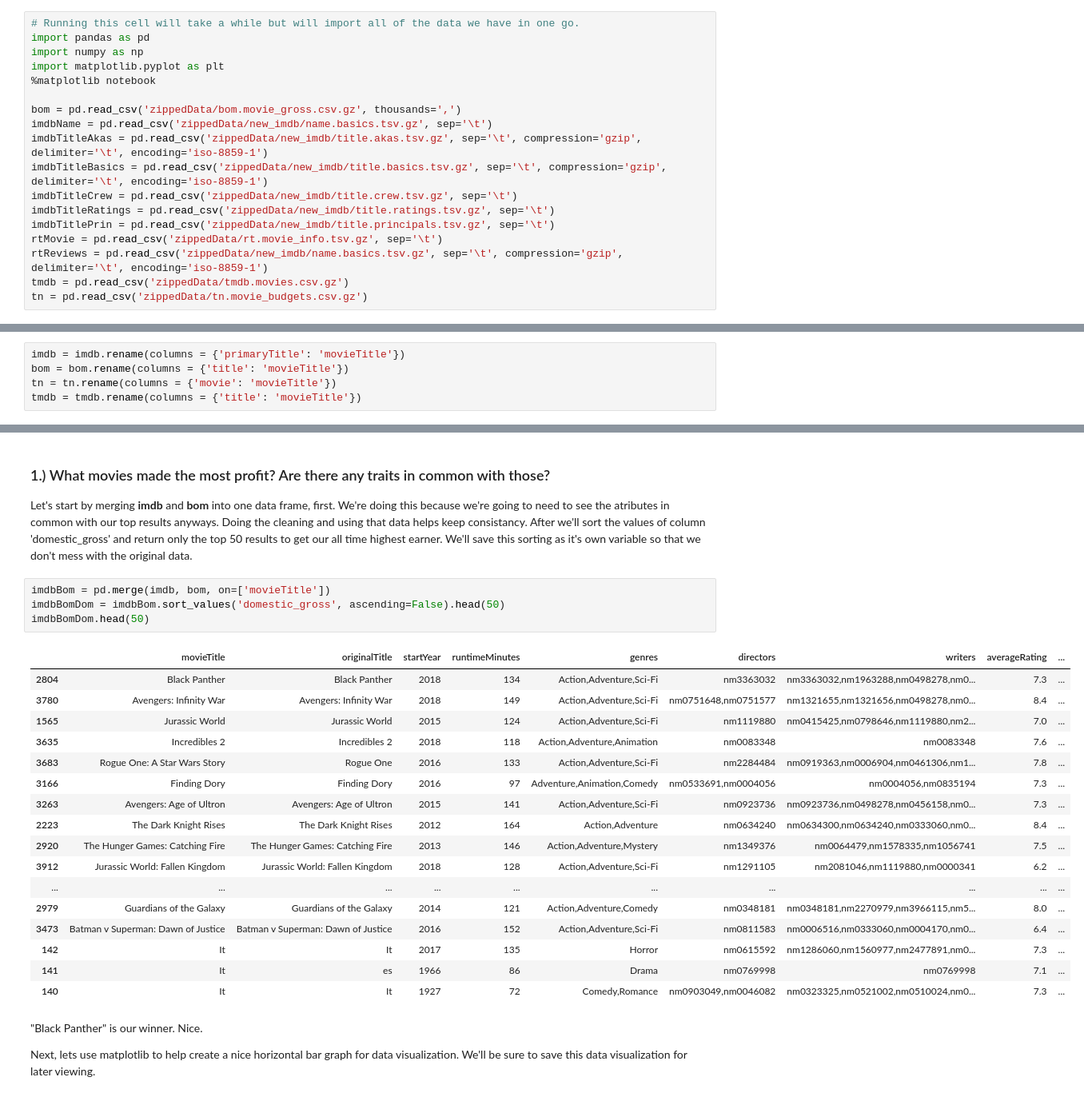
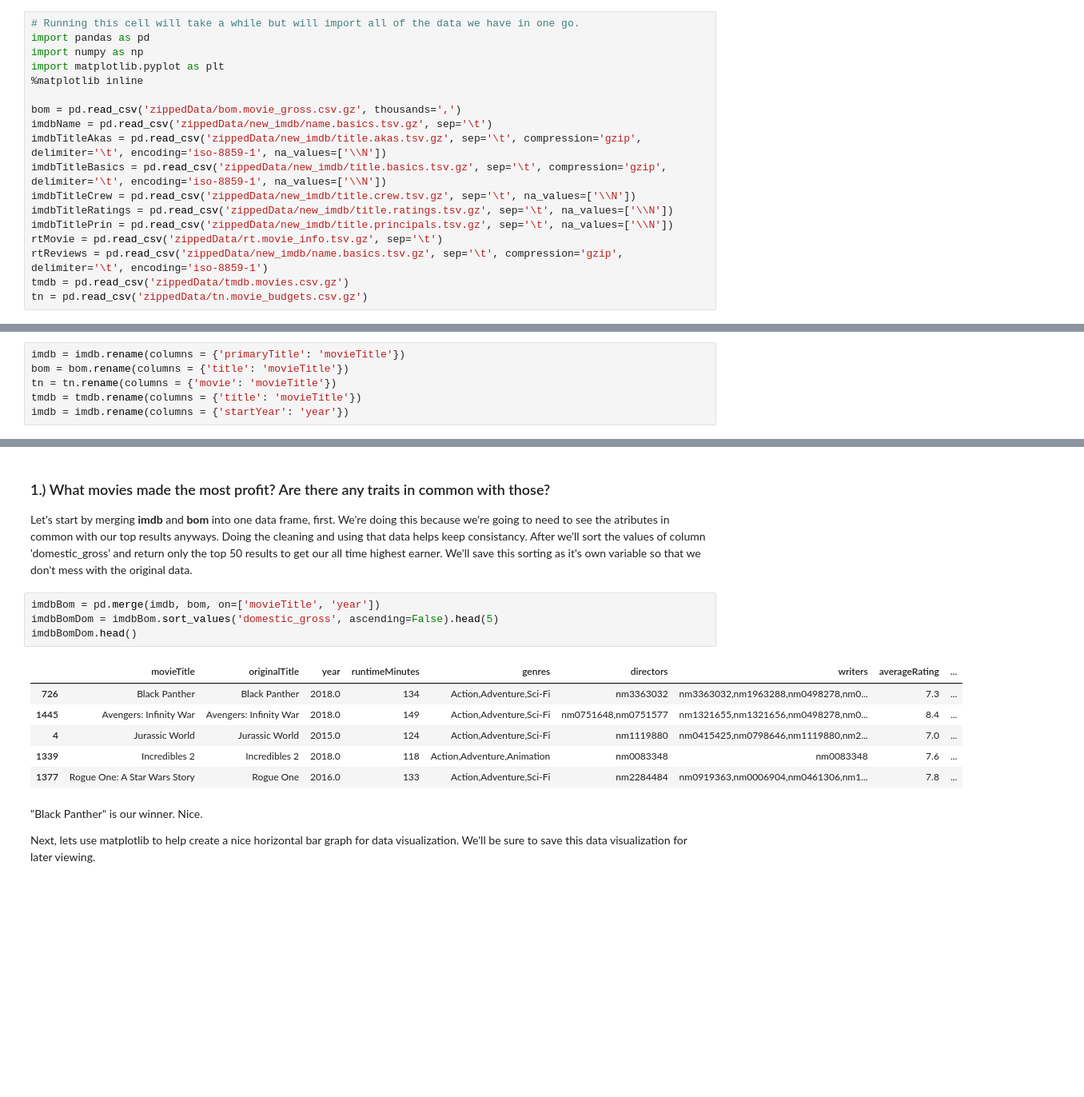
Before and after one commit to jpakele/dsc-phase-1-project-online, a Jupyter notebook: movie-data-analysis.ipynb, the cells around one changed output, grey strips where cells are left out. Shown at 80% size. Saved outputs shown, nothing was run; the diff lists cells and outputs as text; blank space fills up the shorter version.

```diff
--- a/movie-data-analysis.ipynb
+++ b/movie-data-analysis.ipynb
@@ -9,15 +9,15 @@ First, importing all the data set that were provided. Running the bellow cell wi
 import pandas as pd
 import numpy as np
 import matplotlib.pyplot as plt
-%matplotlib notebook
+%matplotlib inline
 
 bom = pd.read_csv('zippedData/bom.movie_gross.csv.gz', thousands=',')
 imdbName = pd.read_csv('zippedData/new_imdb/name.basics.tsv.gz', sep='\t')
-imdbTitleAkas = pd.read_csv('zippedData/new_imdb/title.akas.tsv.gz', sep='\t', compression='gzip', delimiter='\t', encoding='iso-8859-1')
-imdbTitleBasics = pd.read_csv('zippedData/new_imdb/title.basics.tsv.gz', sep='\t', compression='gzip', delimiter='\t', encoding='iso-8859-1')
-imdbTitleCrew = pd.read_csv('zippedData/new_imdb/title.crew.tsv.gz', sep='\t')
-imdbTitleRatings = pd.read_csv('zippedData/new_imdb/title.ratings.tsv.gz', sep='\t')
-imdbTitlePrin = pd.read_csv('zippedData/new_imdb/title.principals.tsv.gz', sep='\t')
+imdbTitleAkas = pd.read_csv('zippedData/new_imdb/title.akas.tsv.gz', sep='\t', compression='gzip', delimiter='\t', encoding='iso-8859-1', na_values=['\\N'])
+imdbTitleBasics = pd.read_csv('zippedData/new_imdb/title.basics.tsv.gz', sep='\t', compression='gzip', delimiter='\t', encoding='iso-8859-1', na_values=['\\N'])
+imdbTitleCrew = pd.read_csv('zippedData/new_imdb/title.crew.tsv.gz', sep='\t', na_values=['\\N'])
+imdbTitleRatings = pd.read_csv('zippedData/new_imdb/title.ratings.tsv.gz', sep='\t', na_values=['\\N'])
+imdbTitlePrin = pd.read_csv('zippedData/new_imdb/title.principals.tsv.gz', sep='\t', na_values=['\\N'])
 rtMovie = pd.read_csv('zippedData/rt.movie_info.tsv.gz', sep='\t')
 rtReviews = pd.read_csv('zippedData/new_imdb/name.basics.tsv.gz', sep='\t', compression='gzip', delimiter='\t', encoding='iso-8859-1')
 tmdb = pd.read_csv('zippedData/tmdb.movies.csv.gz')
@@ -458,3 +458,4 @@ imdb = imdb.rename(columns = {'primaryTitle': 'movieTitle'})
 bom = bom.rename(columns = {'title': 'movieTitle'})
 tn = tn.rename(columns = {'movie': 'movieTitle'})
 tmdb = tmdb.rename(columns = {'title': 'movieTitle'})
+imdb = imdb.rename(columns = {'startYear': 'year'})
@@ -489,27 +486,16 @@ Now, we can finally ask our data some questions and get usful infomation. Since
 
 Let's start by merging **imdb** and **bom** into one data frame, first. We're doing this because we're going to need to see the atributes in common with our top results anyways. Doing the cleaning and using that data helps keep consistancy. After we'll sort the values of column 'domestic_gross' and return only the top 50 results to get our all time highest earner. We'll save this sorting as it's own variable so that we don't mess with the original data.
 # %%
-imdbBom = pd.merge(imdb, bom, on=['movieTitle'])
-imdbBomDom = imdbBom.sort_values('domestic_gross', ascending=False).head(50)
-imdbBomDom.head(50)
+imdbBom = pd.merge(imdb, bom, on=['movieTitle', 'year'])
+imdbBomDom = imdbBom.sort_values('domestic_gross', ascending=False).head(5)
+imdbBomDom.head()
 # %% [output]
-|  | movieTitle | originalTitle | startYear | runtimeMinutes | genres | directors | writers | averageRating | ... |
-| 2804 | Black Panther | Black Panther | 2018 | 134 | Action,Adventure,Sci-Fi | nm3363032 | nm3363032,nm1963288,nm0498278,nm0... | 7.3 | ... |
-| 3780 | Avengers: Infinity War | Avengers: Infinity War | 2018 | 149 | Action,Adventure,Sci-Fi | nm0751648,nm0751577 | nm1321655,nm1321656,nm0498278,nm0... | 8.4 | ... |
-| 1565 | Jurassic World | Jurassic World | 2015 | 124 | Action,Adventure,Sci-Fi | nm1119880 | nm0415425,nm0798646,nm1119880,nm2... | 7.0 | ... |
-| 3635 | Incredibles 2 | Incredibles 2 | 2018 | 118 | Action,Adventure,Animation | nm0083348 | nm0083348 | 7.6 | ... |
-| 3683 | Rogue One: A Star Wars Story | Rogue One | 2016 | 133 | Action,Adventure,Sci-Fi | nm2284484 | nm0919363,nm0006904,nm0461306,nm1... | 7.8 | ... |
-| 3166 | Finding Dory | Finding Dory | 2016 | 97 | Adventure,Animation,Comedy | nm0533691,nm0004056 | nm0004056,nm0835194 | 7.3 | ... |
-| 3263 | Avengers: Age of Ultron | Avengers: Age of Ultron | 2015 | 141 | Action,Adventure,Sci-Fi | nm0923736 | nm0923736,nm0498278,nm0456158,nm0... | 7.3 | ... |
-| 2223 | The Dark Knight Rises | The Dark Knight Rises | 2012 | 164 | Action,Adventure | nm0634240 | nm0634300,nm0634240,nm0333060,nm0... | 8.4 | ... |
-| 2920 | The Hunger Games: Catching Fire | The Hunger Games: Catching Fire | 2013 | 146 | Action,Adventure,Mystery | nm1349376 | nm0064479,nm1578335,nm1056741 | 7.5 | ... |
-| 3912 | Jurassic World: Fallen Kingdom | Jurassic World: Fallen Kingdom | 2018 | 128 | Action,Adventure,Sci-Fi | nm1291105 | nm2081046,nm1119880,nm0000341 | 6.2 | ... |
-| ... | ... | ... | ... | ... | ... | ... | ... | ... | ... |
-| 2979 | Guardians of the Galaxy | Guardians of the Galaxy | 2014 | 121 | Action,Adventure,Comedy | nm0348181 | nm0348181,nm2270979,nm3966115,nm5... | 8.0 | ... |
-| 3473 | Batman v Superman: Dawn of Justice | Batman v Superman: Dawn of Justice | 2016 | 152 | Action,Adventure,Sci-Fi | nm0811583 | nm0006516,nm0333060,nm0004170,nm0... | 6.4 | ... |
-| 142 | It | It | 2017 | 135 | Horror | nm0615592 | nm1286060,nm1560977,nm2477891,nm0... | 7.3 | ... |
-| 141 | It | es | 1966 | 86 | Drama | nm0769998 | nm0769998 | 7.1 | ... |
-| 140 | It | It | 1927 | 72 | Comedy,Romance | nm0903049,nm0046082 | nm0323325,nm0521002,nm0510024,nm0... | 7.3 | ... |
+|  | movieTitle | originalTitle | year | runtimeMinutes | genres | directors | writers | averageRating | ... |
+| 726 | Black Panther | Black Panther | 2018.0 | 134 | Action,Adventure,Sci-Fi | nm3363032 | nm3363032,nm1963288,nm0498278,nm0... | 7.3 | ... |
+| 1445 | Avengers: Infinity War | Avengers: Infinity War | 2018.0 | 149 | Action,Adventure,Sci-Fi | nm0751648,nm0751577 | nm1321655,nm1321656,nm0498278,nm0... | 8.4 | ... |
+| 4 | Jurassic World | Jurassic World | 2015.0 | 124 | Action,Adventure,Sci-Fi | nm1119880 | nm0415425,nm0798646,nm1119880,nm2... | 7.0 | ... |
+| 1339 | Incredibles 2 | Incredibles 2 | 2018.0 | 118 | Action,Adventure,Animation | nm0083348 | nm0083348 | 7.6 | ... |
+| 1377 | Rogue One: A Star Wars Story | Rogue One | 2016.0 | 133 | Action,Adventure,Sci-Fi | nm2284484 | nm0919363,nm0006904,nm0461306,nm1... | 7.8 | ... |
 # %% [markdown]
 "Black Panther" is our winner. Nice.
 
```
Also changed, not shown: parts of 43 cells of this notebook, 12 other files.
